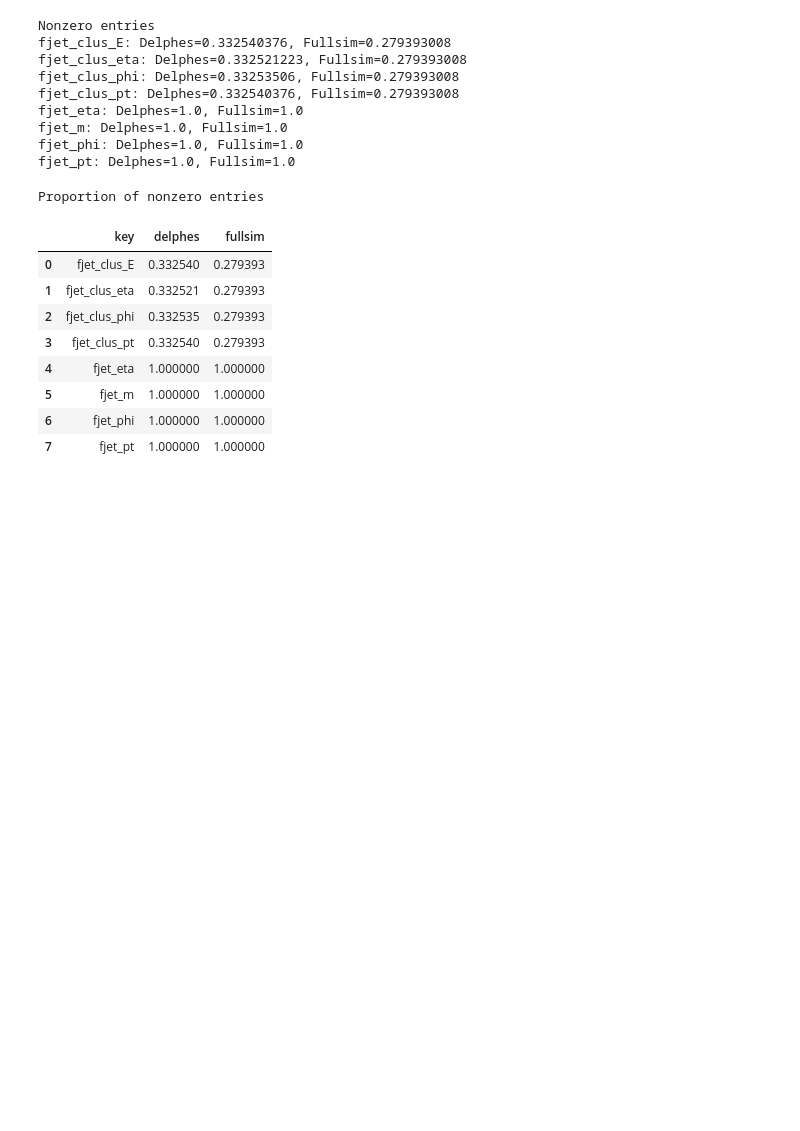
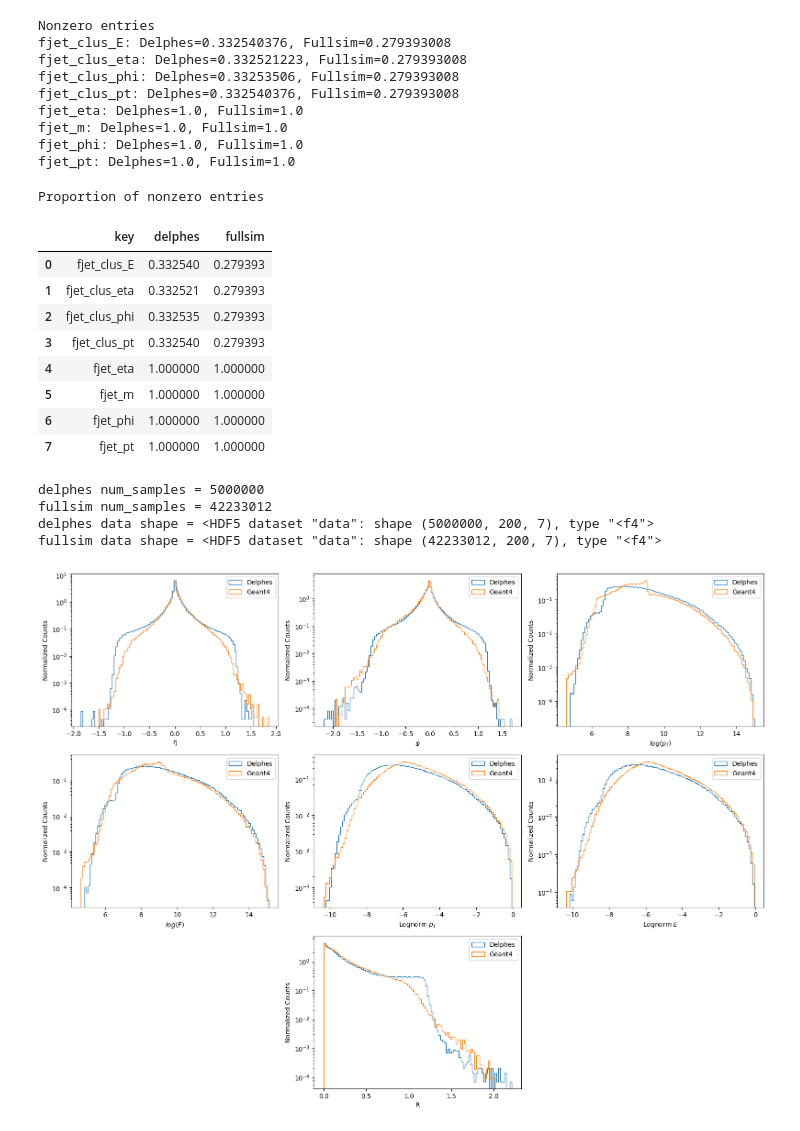
Before and after one commit to evilpegasus/transfer-learning, a Jupyter notebook: eda.ipynb, the cells around one changed output. Drawn from its saved outputs; the diff is of its cells as text; code cells hidden in the pictures; blank space fills up the shorter version.

```diff
--- a/eda.ipynb
+++ b/eda.ipynb
@@ -158,3 +163,74 @@ Proportion of nonzero entries
 | 5 | fjet_m | 1.000000 | 1.000000 |
 | 6 | fjet_phi | 1.000000 | 1.000000 |
 | 7 | fjet_pt | 1.000000 | 1.000000 |
+# %%
+# read preprocessed data
+# make histograms for preprocessed data
+PROCESSED_COL_NAMES = [
+  "$\eta$",
+  "$\phi$",
+  "$log(p_T)$",
+  "$log(E)$",
+  "Lognorm $p_T$",
+  "Lognorm $E$",
+  "R",
+]
+delphes_processed_path = pathlib.Path("/pscratch/sd/m/mingfong/transfer-learning/delphes_train_processed/preprocessed_train_0.h5")   # fastsim preprocessed
+fullsim_processed_path = pathlib.Path("/pscratch/sd/m/mingfong/transfer-learning/fullsim_train_processed/preprocessed_train.h5")   # fastsim preprocessed
+
+processed_delphes_sample_data = {key: [] for key in PROCESSED_COL_NAMES}
+processed_fullsim_sample_data = {key: [] for key in PROCESSED_COL_NAMES}
+
+# NUM_SAMPLES = 5000000    # number of samples to plot (order shouldn't matter)
+NUM_SAMPLES = 10000    # number of samples to plot (order shouldn't matter)
+EPS = 1e-12
+num_bins = 100
+
+fig, axes = plt.subplots(3, 3, figsize=(16, 12))
+axes = axes.flatten()
+
+with h5py.File(delphes_processed_path, "r") as delphes_f, h5py.File(fullsim_processed_path, "r") as fullsim_f:
+  print("delphes num_samples =", len(delphes_f["labels"]))
+  print("fullsim num_samples =", len(fullsim_f["labels"]))
+  print("delphes data shape =", delphes_f["data"])
+  print("fullsim data shape =", fullsim_f["data"])
+  for i, key in enumerate(PROCESSED_COL_NAMES):
+    if i == 6:
+      i += 1
+
+    # # plot nonzero values for clus
+    # if "clus" in key:
+    #   mask1 = processed_fullsim_sample_data[key] < -EPS
+    #   mask2 = processed_fullsim_sample_data[key] > EPS
+    #   axes[i].hist(processed_delphes_sample_data[key][processed_delphes_sample_data[key] != 0], bins=num_bins, alpha=1, label="Delphes", histtype="step", density=True)
+    #   axes[i].hist(processed_fullsim_sample_data[key][np.logical_or(mask1, mask2)], bins=num_bins, alpha=1, label="Geant4", histtype="step", density=True)
+
+    # else:
+    #   axes[i].hist(processed_delphes_sample_data[key], bins=num_bins, alpha=1, label="Delphes", histtype="step", density=True)
+    #   axes[i].hist(processed_fullsim_sample_data[key], bins=num_bins, alpha=1, label="Geant4", histtype="step", density=True)
+    # if key in ["fjet_clus_E", "fjet_clus_pt"]:
+    #   axes[i].set_yscale("log")
+    # axes[i].set_xlabel(key_to_xlabel[key])
+    # axes[i].set_ylabel("Normalized Counts")
+    # axes[i].legend()
+    processed_delphes_sample_data[key] = delphes_f["data"][:NUM_SAMPLES, :, PROCESSED_COL_NAMES.index(key)].flatten()
+    processed_fullsim_sample_data[key] = fullsim_f["data"][:NUM_SAMPLES, :, PROCESSED_COL_NAMES.index(key)].flatten()
+
+    mask1 = processed_fullsim_sample_data[key] < -EPS
+    mask2 = processed_fullsim_sample_data[key] > EPS
+    axes[i].hist(processed_delphes_sample_data[key][processed_delphes_sample_data[key] != 0], bins=num_bins, alpha=1, label="Delphes", histtype="step", density=True)
+    axes[i].hist(processed_fullsim_sample_data[key][np.logical_or(mask1, mask2)], bins=num_bins, alpha=1, label="Geant4", histtype="step", density=True)
+    axes[i].set_xlabel(key)
+    axes[i].set_ylabel("Normalized Counts")
+    axes[i].legend()
+    axes[i].set_yscale("log")
+
+axes[6].axis("off")
+axes[8].axis("off")
+plt.tight_layout()
+# %% [output]
+delphes num_samples = 5000000
+fullsim num_samples = 42233012
+delphes data shape = <HDF5 dataset "data": shape (5000000, 200, 7), type "<f4">
+fullsim data shape = <HDF5 dataset "data": shape (42233012, 200, 7), type "<f4">
+[figure, added]
```
Also changed, not shown: parts of 2 cells of this notebook.
